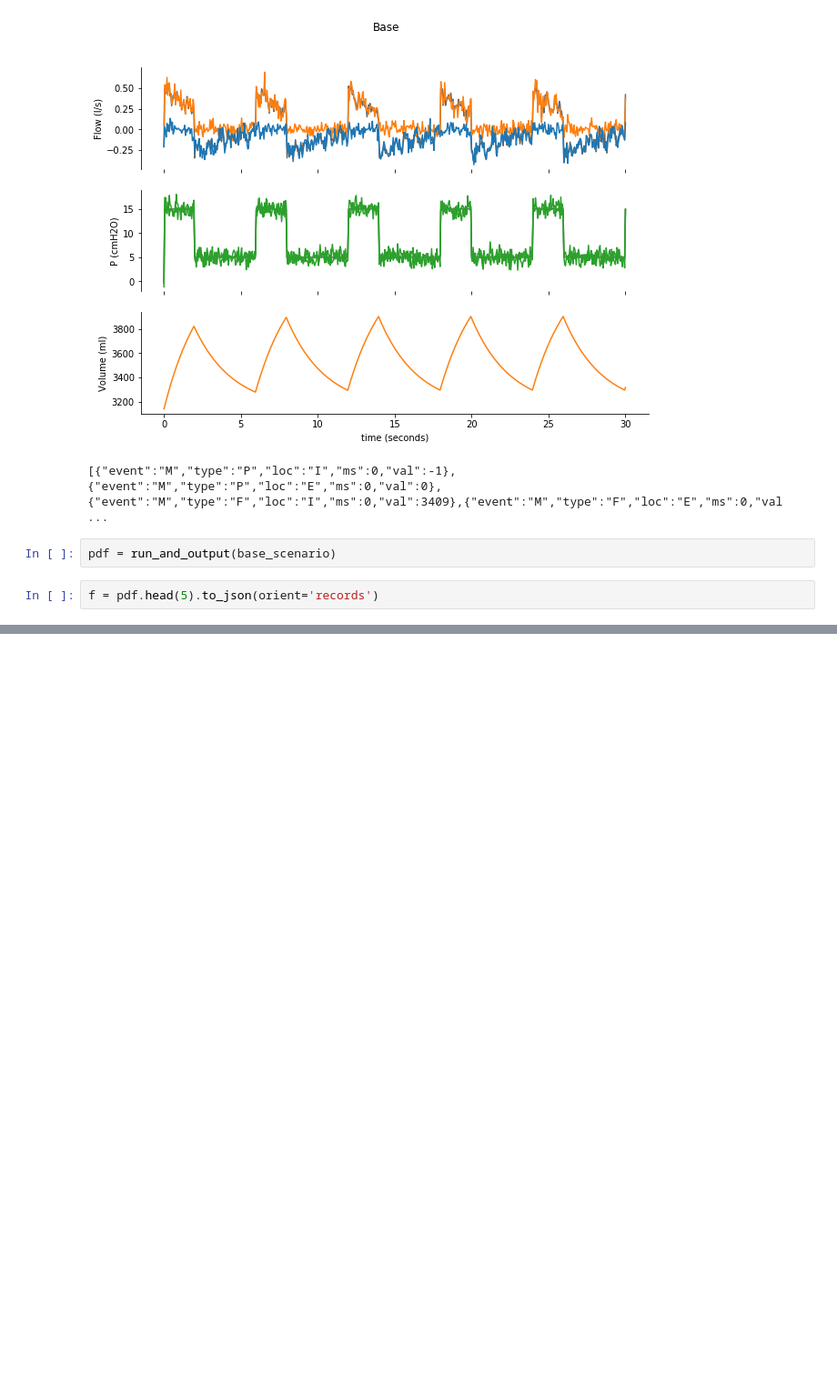
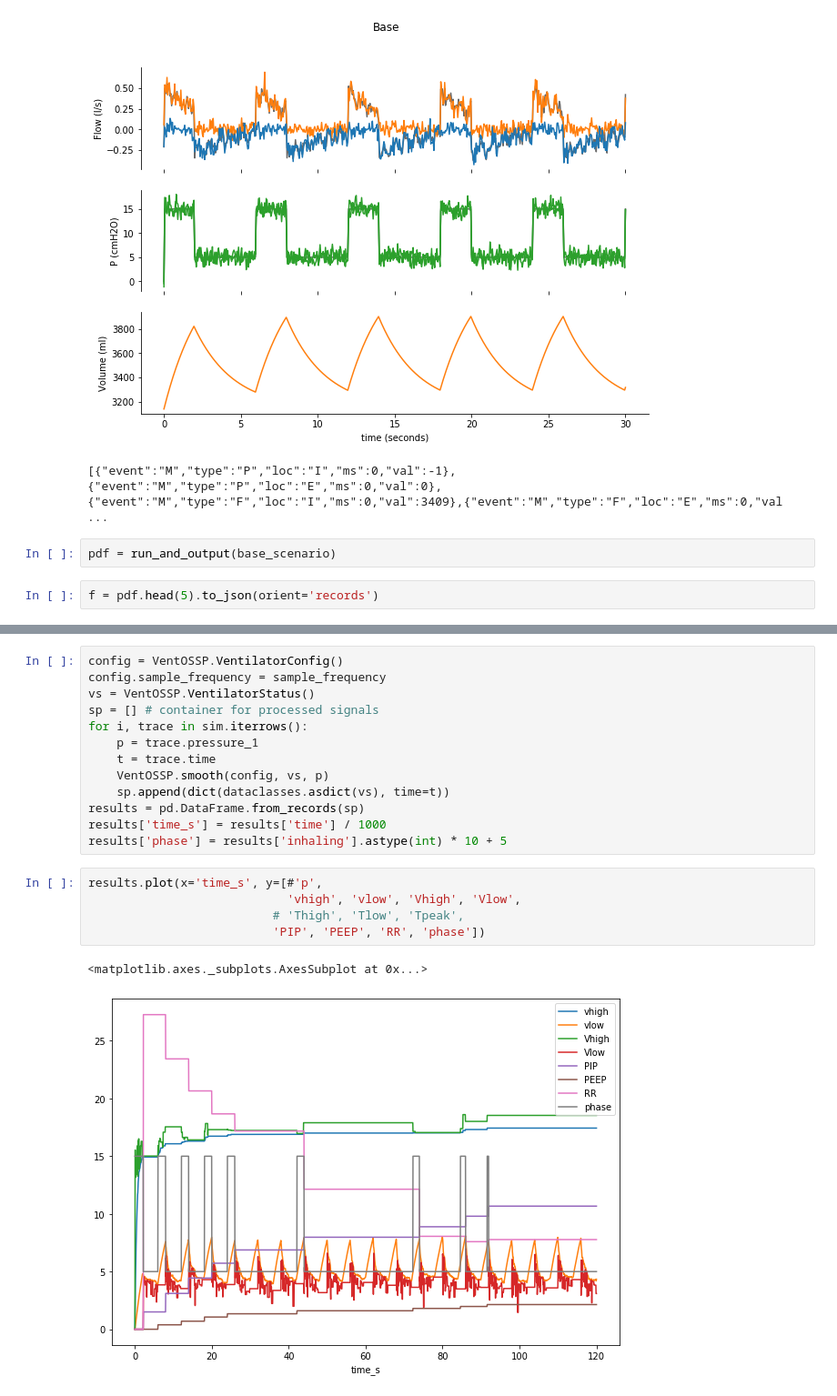
Before and after one commit to ErichBSchulz/lung, a Jupyter notebook: lung.ipynb, the cells around one changed output, grey strips where cells are left out. Shown at 91% size. Saved outputs shown, nothing was run; the diff lists cells and outputs as text; blank space fills up the shorter version.

Commit message:
code to implement recursive signal processing

```diff
--- a/lung.ipynb
+++ b/lung.ipynb
@@ -241,0 +266,21 @@ f = pdf.head(5).to_json(orient='records')
+# %%
+config = VentOSSP.VentilatorConfig()
+config.sample_frequency = sample_frequency
+vs = VentOSSP.VentilatorStatus()
+sp = [] # container for processed signals
+for i, trace in sim.iterrows():
+    p = trace.pressure_1
+    t = trace.time
+    VentOSSP.smooth(config, vs, p)
+    sp.append(dict(dataclasses.asdict(vs), time=t))
+results = pd.DataFrame.from_records(sp)
+results['time_s'] = results['time'] / 1000
+results['phase'] = results['inhaling'].astype(int) * 10 + 5
+# %%
+results.plot(x='time_s', y=[#'p',
+                            'vhigh', 'vlow', 'Vhigh', 'Vlow',
+                          # 'Thigh', 'Tlow', 'Tpeak',
+                          'PIP', 'PEEP', 'RR', 'phase'])
+# %% [output]
+<matplotlib.axes._subplots.AxesSubplot at 0x...>
+[figure, added]
```
Also changed, not shown: parts of 4 cells of this notebook, 1 other file.
